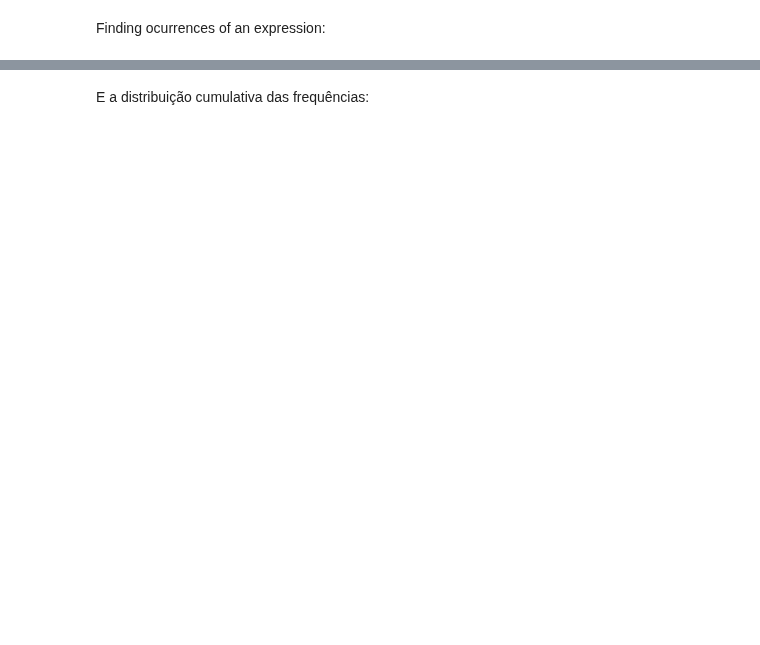
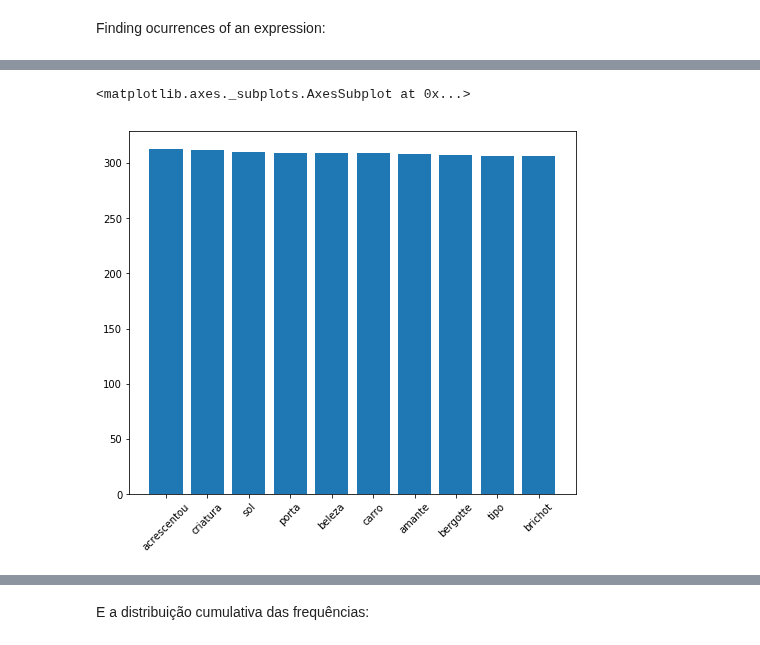
Before and after one commit to rsouza/FGV_Intro_DS, a Jupyter notebook: notebooks/8-EDA_Textual_Analysis.ipynb, the cells around one changed output, grey strips where cells are left out. Cells and saved outputs as stored; diff of their text form; code cells hidden in the pictures; blank space fills up the shorter version.

```diff
--- a/notebooks/8-EDA_Textual_Analysis.ipynb
+++ b/notebooks/8-EDA_Textual_Analysis.ipynb
@@ -287,0 +355,3 @@ Vamos visualizar as palavras mais frequentes de várias formas:
+# %%
+for a, b in (finder2.above_score(bigram_measures.raw_freq, 1000.0 / len(list(nltk.bigrams(tokens))))):
+        print(a, b)
@@ -287,0 +376,10 @@ Vamos visualizar as palavras mais frequentes de várias formas:
+# %%
+max_items = 30
+freq_min_t = 6
+trigram_measures = nltk.collocations.TrigramAssocMeasures()
+finder3 = nltk.collocations.TrigramCollocationFinder.from_words(nltk_text)
+finder3.apply_word_filter(lambda w: w in string.punctuation)
+finder3.apply_ngram_filter(lambda w1, w2, w3:  w1 in ['da', 'de', 'das'])
+finder3.apply_freq_filter(freq_min_t)
+for a, b, c in finder3.nbest(trigram_measures.pmi, max_items):
+    print(a, b, c)
@@ -287,0 +404,3 @@ Vamos visualizar as palavras mais frequentes de várias formas:
+# %%
+for a, b, c in finder3.above_score(trigram_measures.raw_freq,100.0 / len(list(nltk.trigrams(tokens)))):
+        print (a, b, c)
@@ -352,0 +511,4 @@ plot_word_histogram(w_items, number_words,'Frequencies for {} most frequent word
+# %%
+number_words=300
+common_words = freqdist.most_common(number_words)
+print_vk(common_words)
@@ -353 +533,6 @@ plot_word_histogram(w_items, number_words,'Frequencies for {} most frequent word
+# %%
+plot_word_histogram(common_words)
+# %% [output]
+<matplotlib.axes._subplots.AxesSubplot at 0x...>
+[figure, added]
 # %%
```
Also changed, not shown: parts of 98 cells of this notebook.
